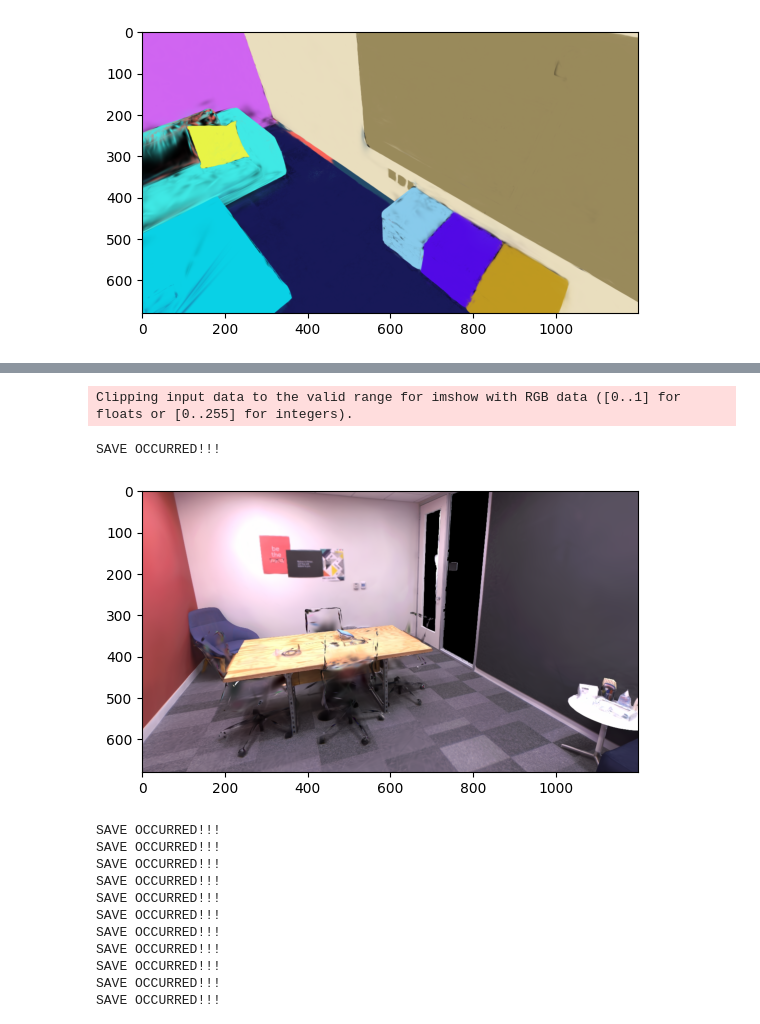
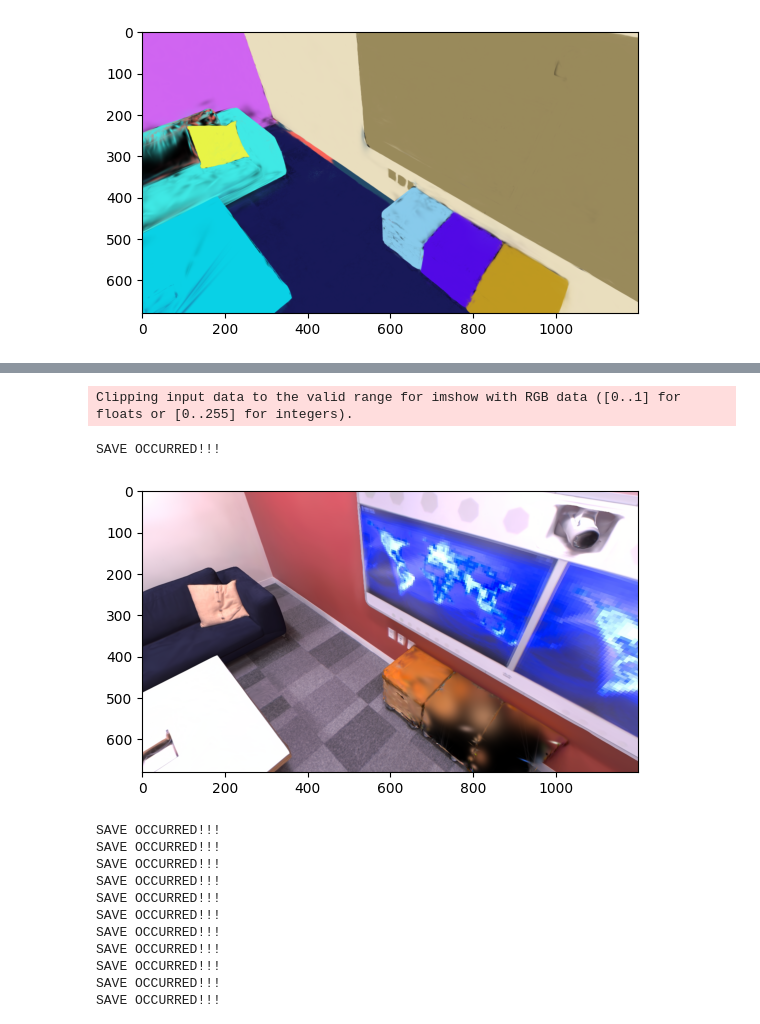
Before and after one commit to Strange-tech/Splat-n-Replace, a Jupyter notebook: template_3dgs.ipynb, the cells around one changed output, grey strips where cells are left out. Cells and saved outputs as stored; diff of their text form; code cells hidden in the pictures.

```diff
--- a/template_3dgs.ipynb
+++ b/template_3dgs.ipynb
@@ -339,14 +343,14 @@ for idx, ref_img_camera_id in enumerate(ref_img_camera_ids):
     axs[2, idx].imshow(masked_image.permute([1,2,0]).detach().cpu().numpy())
     axs[2, idx].plot()
 
-    # print("SAVE OCCURRED!!!")
-    # save_image(masked_image, f"{seg_inst_path}/{idx}.png")
+    print("SAVE OCCURRED!!!")
+    save_image(masked_image, f"{seg_inst_path}/{idx}.png")
 
-    # s_g = deepcopy(scene_gaussians)
-    # s_g.segment(similarities > 0)
-    # radii = render(view, s_g, pipeline.extract(args), background)["radii"]
-    # s_g.segment(radii > 0)
-    # s_g.save_ply(f"{seg_inst_path}/{idx}.ply")
+    s_g = deepcopy(scene_gaussians)
+    s_g.segment(similarities > 0)
+    radii = render(view, s_g, pipeline.extract(args), background)["radii"]
+    s_g.segment(radii > 0)
+    s_g.save_ply(f"{seg_inst_path}/{idx}.ply")
 
 
 all_similarities = torch.stack(all_similarities, dim=0)
@@ -356,20 +367,20 @@ all_similarities = torch.any(all_similarities.bool(), dim=0).int()
 # %%
 try:
     scene_gaussians.roll_back()
 except:
     pass
 scene_gaussians.segment(all_similarities == 0)
 
-bg_image = render(cameras[0], scene_gaussians, pipeline.extract(args), background)['render']
+bg_image = render(cameras[100], scene_gaussians, pipeline.extract(args), background)['render']
 plt.plot()
 plt.imshow(bg_image.permute([1,2,0]).detach().cpu().numpy())
 
 print("SAVE OCCURRED!!!")
 scene_gaussians.save_ply(f'/root/autodl-tmp/data/{SCENE_NAME}/seg_inst/bg.ply')
 # %% [output]
 Clipping input data to the valid range for imshow with RGB data ([0..1] for floats or [0..255] for integers).
 SAVE OCCURRED!!!
-[figure, old version]
+[figure, new version]
 # %%
 query_features = torch.cat(all_query_features, dim=-1)
 for i in range(len(cameras)):
```
Also changed, not shown: parts of 3 cells of this notebook, 10 other files.
